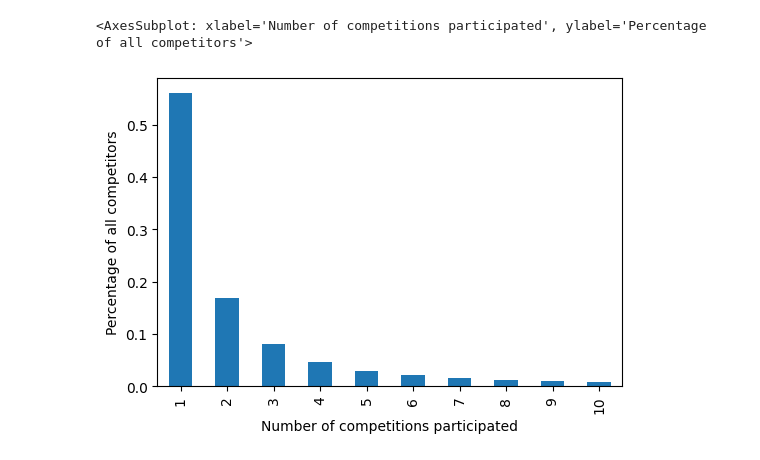
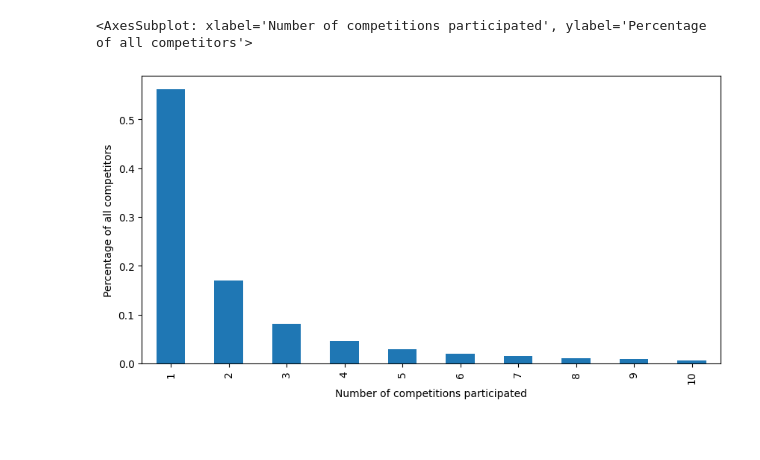
Before and after one commit to oskarkuuse/IDSproject, a Jupyter notebook: notebooks/general.ipynb, the cells around one changed output. Drawn from its saved outputs; the diff is of its cells as text; code cells hidden in the pictures; blank space fills up the shorter version.

```diff
--- a/notebooks/general.ipynb
+++ b/notebooks/general.ipynb
@@ -4,6 +4,8 @@ import geopandas as gpd
 import matplotlib.pyplot as plt
 import numpy as np
 import pycountry
+# %%
+plt.style.use('default')
 # %%
 # Heatmap of countries where cubing competitions have been held
 
@@ -52,14 +73,14 @@ ax.set_xticks(ticks=eventCountDf.index, labels=eventCountDf.event)
 # %%
 # Percentage of competitors that have participated at X competitions
 
-plt.rcParams['figure.figsize'] = (6, 4)
+plt.rcParams['figure.figsize'] = (10, 5)
 compParticipations = pd.read_csv("../datasets/compsParticipated.csv")
 compParticipationsFreq = compParticipations.value_counts().sort_index()
 compParticipationsFreq = compParticipationsFreq / sum(compParticipationsFreq)
 compParticipationsFreq.index = list(x[0] for x in compParticipationsFreq.index)
 
 
 compParticipationsFreq[:10].plot(kind='bar', xlabel="Number of competitions participated", ylabel="Percentage of all competitors")
 # %% [output]
 <AxesSubplot: xlabel='Number of competitions participated', ylabel='Percentage of all competitors'>
-[figure, old version]
+[figure, new version]
```
Also changed, not shown: parts of 4 cells of this notebook, 3 other files.
